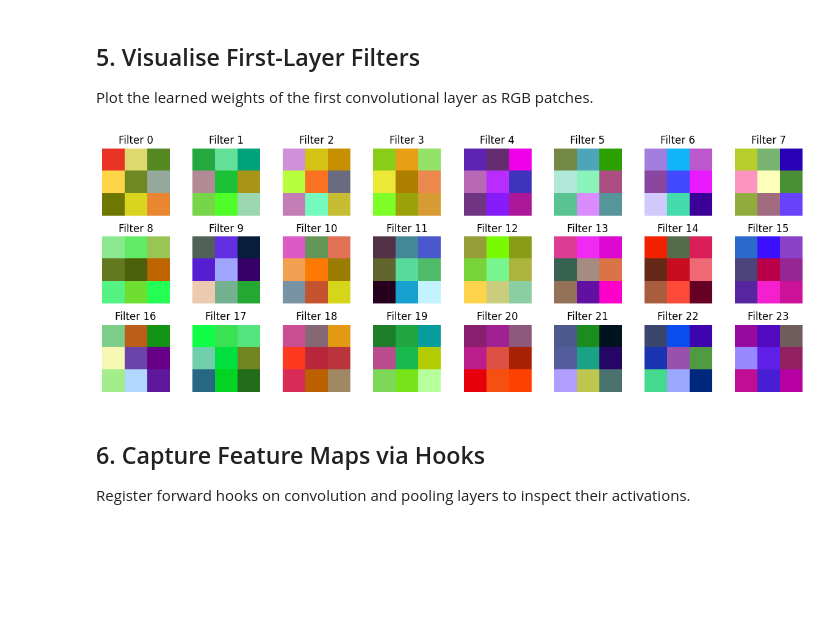
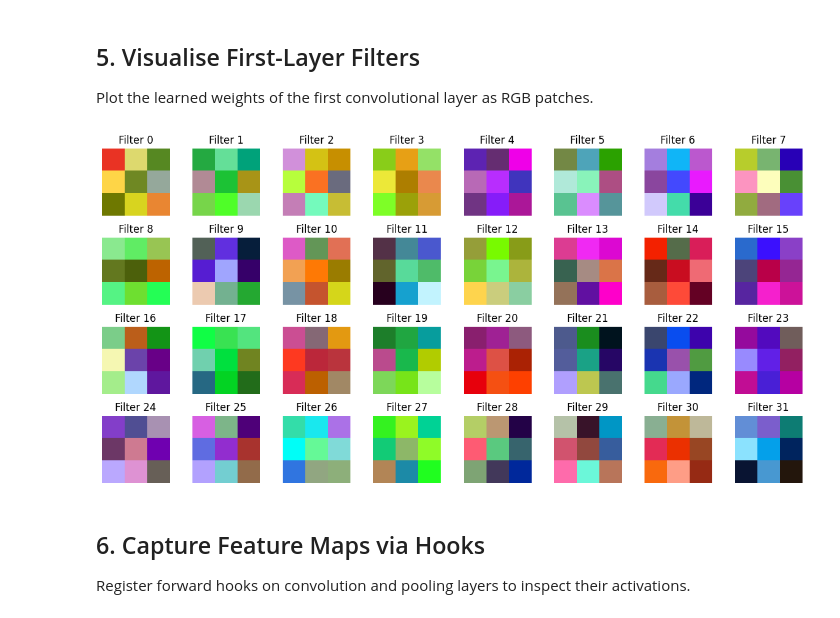
Before and after one commit to OzDuys/CSC4025Z_Ass2_Fruit_Ripeness, a Jupyter notebook: training notebooks/visualise_baseline_cnn.ipynb, the cells around one changed output. Drawn from its saved outputs; the diff is of its cells as text; code cells hidden in the pictures; blank space fills up the shorter version.

```diff
--- a/training notebooks/visualise_baseline_cnn.ipynb
+++ b/training notebooks/visualise_baseline_cnn.ipynb
@@ -141,24 +141,24 @@ Plot the learned weights of the first convolutional layer as RGB patches.
 # %%
 def plot_conv_filters(conv_weight, max_filters=32):
     weights = conv_weight.detach().cpu()
     num_filters = min(weights.size(0), max_filters)
     cols = 8
     rows = int(np.ceil(num_filters / cols))
     fig, axes = plt.subplots(rows, cols, figsize=(cols * 1.5, rows * 1.5))
     axes = axes.flatten()
     for idx, ax in enumerate(axes):
         if idx < num_filters:
             filt = weights[idx]
             filt = (filt - filt.min()) / (filt.max() - filt.min() + 1e-5)
             ax.imshow(filt.permute(1, 2, 0))
             ax.set_title(f'Filter {idx}')
         ax.axis('off')
     plt.tight_layout()
     plt.show()
 
-plot_conv_filters(model.features[0].weight, max_filters=24)
+plot_conv_filters(model.features[0].weight, max_filters=32)
 # %% [output]
-[figure, old version]
+[figure, new version]
 # %% [markdown]
 ## 6. Capture Feature Maps via Hooks
 Register forward hooks on convolution and pooling layers to inspect their activations.
```
